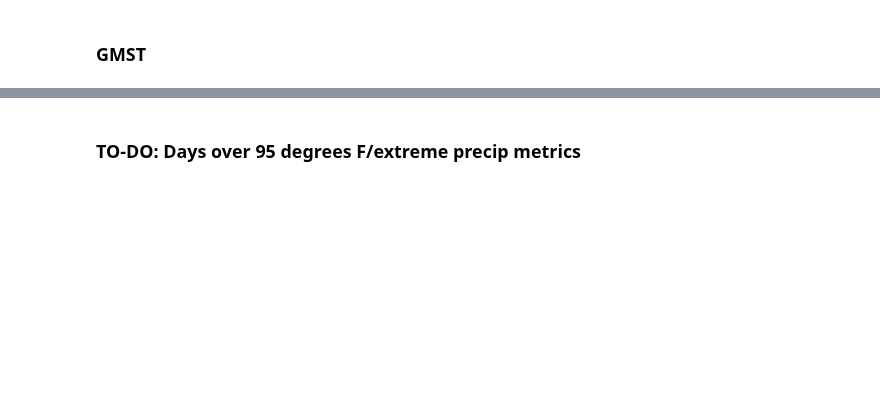
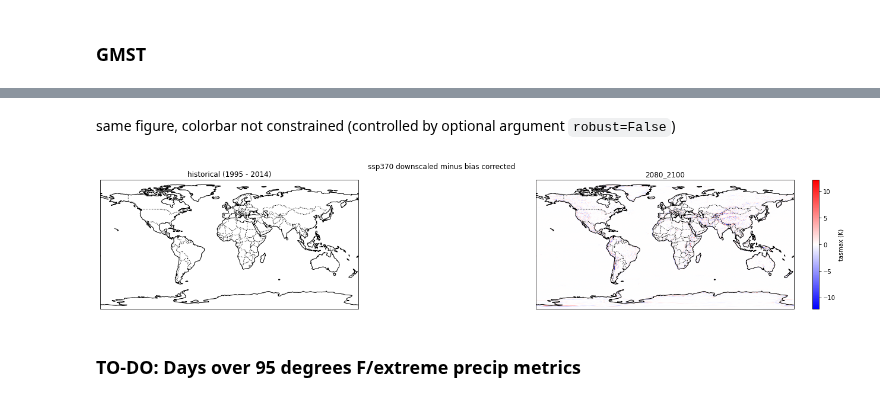
Before and after one commit to ClimateImpactLab/downscaleCMIP6, a Jupyter notebook: notebooks/downscaling_pipeline/global_validation_manual.ipynb, the cells around one changed output, grey strips where cells are left out. Cells and saved outputs as stored; diff of their text form; code cells hidden in the pictures; blank space fills up the shorter version.

```diff
--- a/notebooks/downscaling_pipeline/global_validation_manual.ipynb
+++ b/notebooks/downscaling_pipeline/global_validation_manual.ipynb
@@ -199,3 +207,21 @@ if bias_corrected and difference_plots:
+# %% [markdown]
+same figure, colorbar not constrained (controlled by optional argument `robust=False`)
+# %%
+if bias_corrected and difference_plots:
+    if historical:
+        plot_bias_correction_downscale_differences(read_gcs_zarr(data_dict['fine']['bias_corrected'][ssp]),
+                                                   read_gcs_zarr(data_dict['fine']['downscaled'][ssp]),
+                                                   diff_type, 'bias_corrected', variable, units, years, robust=False,
+                                                   ds_hist_bc=read_gcs_zarr(data_dict['fine']['bias_corrected']['historical']),
+                                                   ds_hist_ds=read_gcs_zarr(data_dict['fine']['downscaled']['historical']),
+                                                       ssp=ssp, time_period=projection_time_period)
+    else:
+        plot_bias_correction_downscale_differences(read_gcs_zarr(data_dict['fine']['bias_corrected'][ssp]),
+                                                   read_gcs_zarr(data_dict['fine']['downscaled'][ssp]),
+                                                   diff_type, 'bias_corrected', variable, units, years, robust=False,
+                                                   ssp=ssp, time_period=projection_time_period)
+# %% [output]
+[figure, added]
 # %%
 if downscaled and difference_plots:
     if historical:
```
Also changed, not shown: parts of 6 cells of this notebook, 1 other file.
